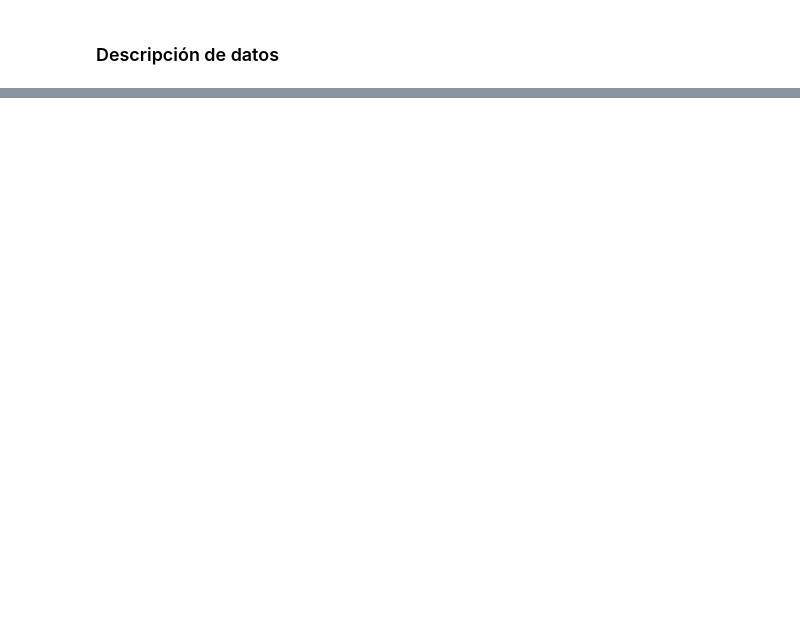
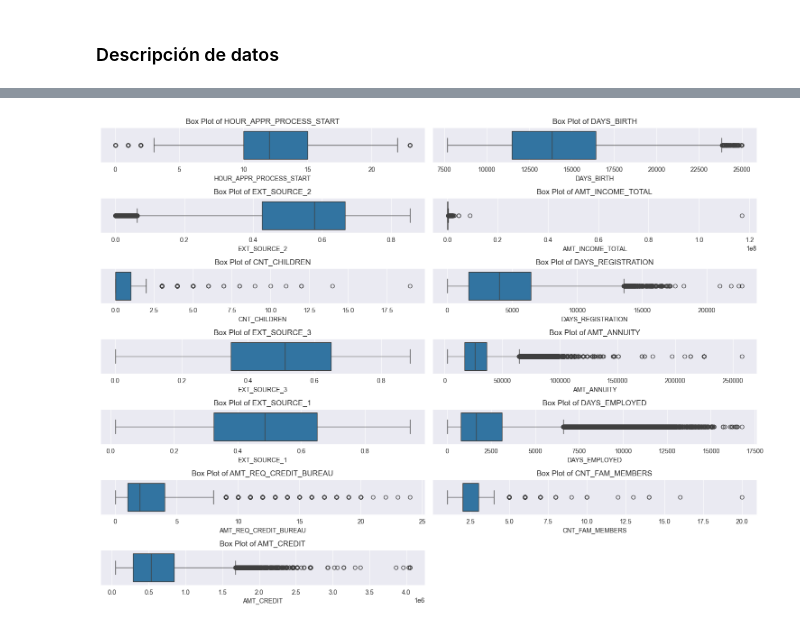
Before and after one commit to maho10/finalSeminarioII, a Jupyter notebook: analisis_exploratorio.ipynb, the cells around one changed output, grey strips where cells are left out. Saved outputs shown, nothing was run; the diff lists cells and outputs as text; code cells hidden in the pictures; blank space fills up the shorter version.

```diff
--- a/analisis_exploratorio.ipynb
+++ b/analisis_exploratorio.ipynb
@@ -230,0 +257,22 @@ data.describe()
+# %%
+categorical_cols = ['TARGET', 'NAME_CONTRACT_TYPE', 'CODE_GENDER', 'FLAG_OWN_CAR',
+       'FLAG_OWN_REALTY', 'NAME_INCOME_TYPE', 'NAME_EDUCATION_TYPE',
+       'NAME_FAMILY_STATUS', 'NAME_HOUSING_TYPE', 'FLAG_WORK_PHONE', 'FLAG_PHONE', 'FLAG_EMAIL',
+       'OCCUPATION_TYPE', 'REGION_RATING_CLIENT',
+       'REGION_RATING_CLIENT_W_CITY', 'WEEKDAY_APPR_PROCESS_START',
+       'REG_REGION_NOT_WORK_REGION',
+       'LIVE_REGION_NOT_WORK_REGION', 'REG_CITY_NOT_LIVE_CITY',
+       'REG_CITY_NOT_WORK_CITY', 'LIVE_CITY_NOT_WORK_CITY']
+numerical_cols = list(set(data.columns) - set(categorical_cols))
+
+# Plot box plots for each numerical variable
+plt.figure(figsize=(15, 20))
+for i, col in enumerate(numerical_cols, 1):
+    plt.subplot(len(numerical_cols), 2, i)
+    sns.boxplot(x=data[col])
+    plt.title(f'Box Plot of {col}')
+    plt.tight_layout()
+
+plt.show()
+# %% [output]
+[figure, added]
```
Also changed, not shown: parts of 26 cells of this notebook.
